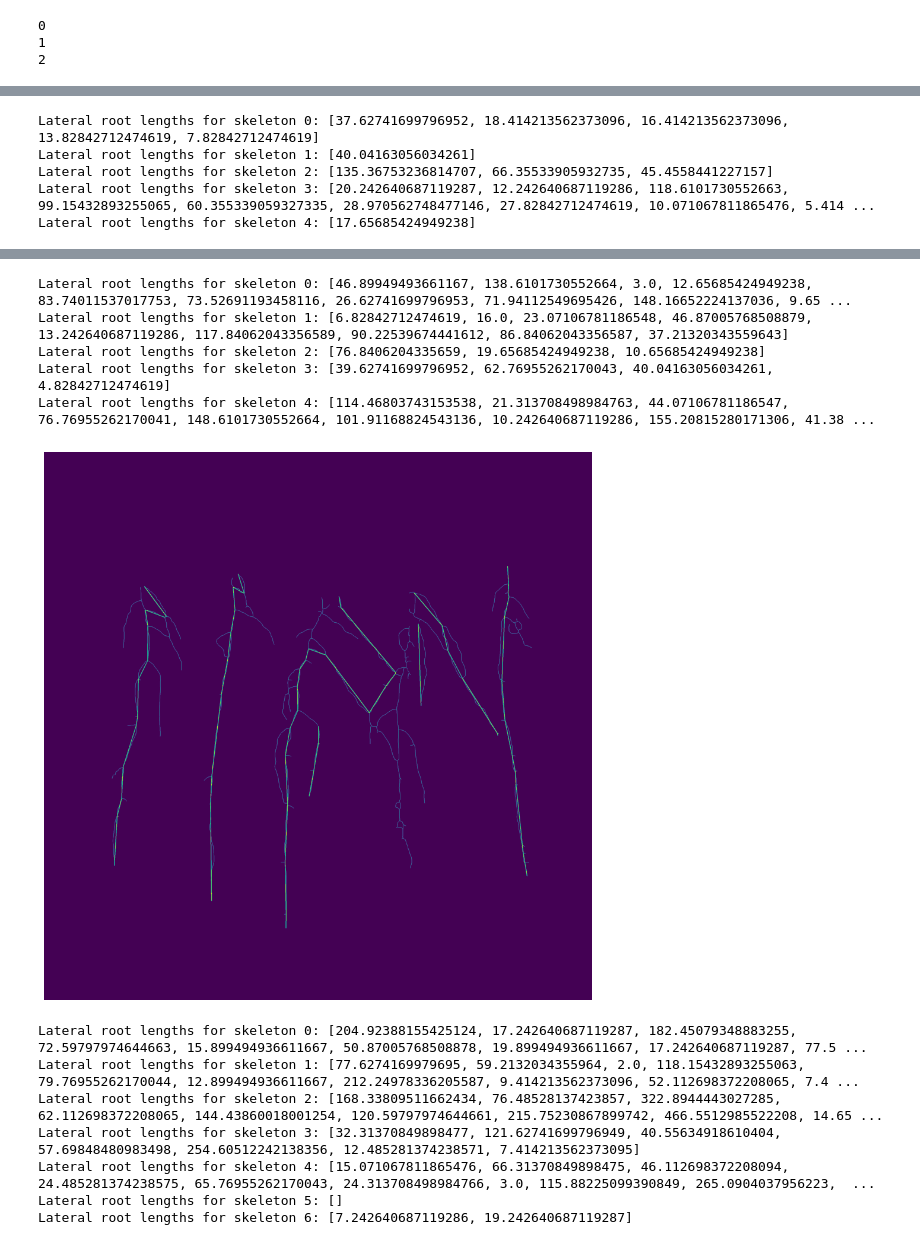
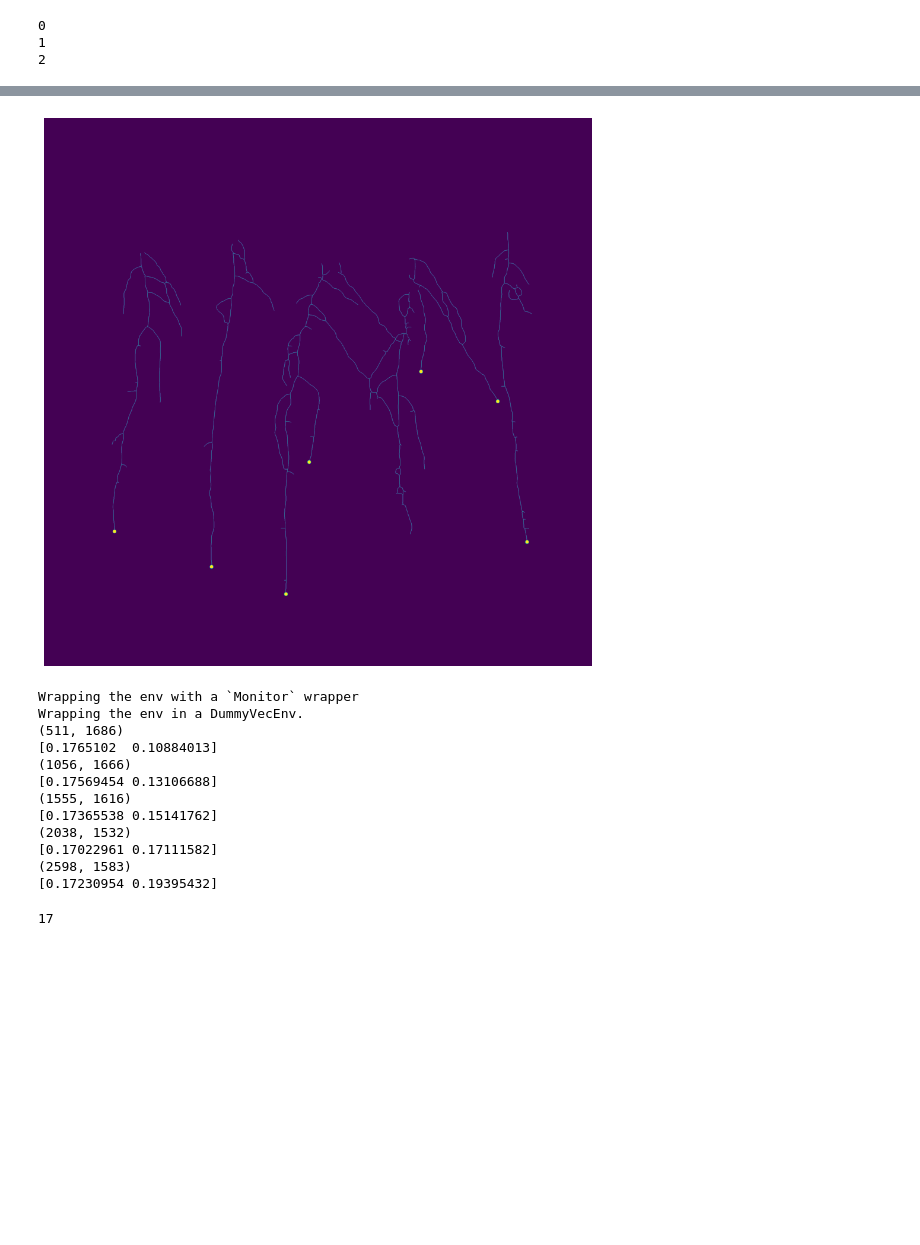
Before and after one commit to BredaUniversityADSAI/2023-24-fai2-adsai-BenjaminGraziadei223946, a Jupyter notebook: 1. Computer Vision/Full_pipeline.ipynb, the cells around one changed output, grey strips where cells are left out. Drawn from its saved outputs; the diff is of its cells as text; code cells hidden in the pictures; blank space fills up the shorter version.

```diff
--- a/1. Computer Vision/Full_pipeline.ipynb
+++ b/1. Computer Vision/Full_pipeline.ipynb
@@ -517,13 +472,7 @@ def draw_main_root(image, skeleton_branch_data, u):
 # %%
-with open('export.csv', mode='w', newline='') as file:  # Use 'w' mode to write headers
-    writer = csv.writer(file)
-    writer.writerow(["Plant ID", "Length (px)"])
-
 for i, image in enumerate(skeletonized):
     if not np.any(image):  # Check if the image is not all zeros
         print(f"Skeletonized image at index {i} is empty.")
     else:
-        main_root_lengths, lateral_root_lengths = draw_main_root(image, simple_skeleton_branch_data[i], i)
-        for skeleton_id, lengths in lateral_root_lengths.items():
-            print(f"Lateral root lengths for skeleton {skeleton_id}: {lengths}")
+        points = draw_main_root(image, simple_skeleton_branch_data[i], i)
 # %% [output]
@@ -531,5 +479,0 @@ for i, image in enumerate(skeletonized):
-Lateral root lengths for skeleton 0: [37.62741699796952, 18.414213562373096, 16.414213562373096, 13.82842712474619, 7.82842712474619]
-Lateral root lengths for skeleton 1: [40.04163056034261]
-Lateral root lengths for skeleton 2: [135.36753236814707, 66.35533905932735, 45.4558441227157]
-Lateral root lengths for skeleton 3: [20.242640687119287, 12.242640687119286, 118.6101730552663, 99.15432893255065, 60.355339059327335, 28.970562748477146, 27.82842712474619, 10.071067811865476, 5.414 ...
-Lateral root lengths for skeleton 4: [17.65685424949238]
@@ -537,13 +481 @@ Lateral root lengths for skeleton 4: [17.65685424949238]
-Lateral root lengths for skeleton 0: [46.89949493661167, 138.6101730552664, 3.0, 12.65685424949238, 83.74011537017753, 73.52691193458116, 26.62741699796953, 71.94112549695426, 148.16652224137036, 9.65 ...
-Lateral root lengths for skeleton 1: [6.82842712474619, 16.0, 23.07106781186548, 46.87005768508879, 13.242640687119286, 117.84062043356589, 90.22539674441612, 86.84062043356587, 37.21320343559643]
-Lateral root lengths for skeleton 2: [76.8406204335659, 19.65685424949238, 10.65685424949238]
-Lateral root lengths for skeleton 3: [39.62741699796952, 62.76955262170043, 40.04163056034261, 4.82842712474619]
-Lateral root lengths for skeleton 4: [114.46803743153538, 21.313708498984763, 44.07106781186547, 76.76955262170041, 148.6101730552664, 101.91168824543136, 10.242640687119286, 155.20815280171306, 41.38 ...
-[figure, old version]
+[figure, new version]
-Lateral root lengths for skeleton 0: [204.92388155425124, 17.242640687119287, 182.45079348883255, 72.59797974644663, 15.899494936611667, 50.87005768508878, 19.899494936611667, 17.242640687119287, 77.5 ...
-Lateral root lengths for skeleton 1: [77.6274169979695, 59.2132034355964, 2.0, 118.15432893255063, 79.76955262170044, 12.899494936611667, 212.24978336205587, 9.414213562373096, 52.112698372208065, 7.4 ...
-Lateral root lengths for skeleton 2: [168.33809511662434, 76.48528137423857, 322.8944443027285, 62.112698372208065, 144.43860018001254, 120.59797974644661, 215.75230867899742, 466.5512985522208, 14.65 ...
-Lateral root lengths for skeleton 3: [32.31370849898477, 121.62741699796949, 40.55634918610404, 57.69848480983498, 254.60512242138356, 12.485281374238571, 7.414213562373095]
-Lateral root lengths for skeleton 4: [15.071067811865476, 66.31370849898475, 46.112698372208094, 24.485281374238575, 65.76955262170043, 24.313708498984766, 3.0, 115.88225099390849, 265.0904037956223,  ...
-Lateral root lengths for skeleton 5: []
-Lateral root lengths for skeleton 6: [7.242640687119286, 19.242640687119287]
@@ -549,0 +491,37 @@ Lateral root lengths for skeleton 6: [7.242640687119286, 19.242640687119287]
+# %%
+import time
+env = OT2Env(render=True)
+model = PPO.load(r"C:\Users\benjm\Downloads\model.zip", env=env)
+obs, info = env.reset()
+sorted_points = sorted(points[:5], key=lambda p: p[0])
+for point in sorted_points:
+    point = get_meter_coordinates(point)
+    env.goal_position = np.append(point, 0.2895)
+    self_set_goal = False
+    while not self_set_goal:
+        obs = np.array(obs)
+        action, _states = model.predict(obs,deterministic=True)
+        obs, reward, terminated, truncated, info = env.step(action)
+        distance = np.linalg.norm(obs[:3] - obs[3:])
+        if distance < 0.01:
+            self_set_goal = True
+            time.sleep(1)
+
+env.close()
+# %% [output]
+Wrapping the env with a `Monitor` wrapper
+Wrapping the env in a DummyVecEnv.
+(511, 1686)
+[0.1765102  0.10884013]
+(1056, 1666)
+[0.17569454 0.13106688]
+(1555, 1616)
+[0.17365538 0.15141762]
+(2038, 1532)
+[0.17022961 0.17111582]
+(2598, 1583)
+[0.17230954 0.19395432]
+# %%
+len(points)
+# %% [output]
+17
```
Also changed, not shown: parts of 6 cells of this notebook, 4 other files.
